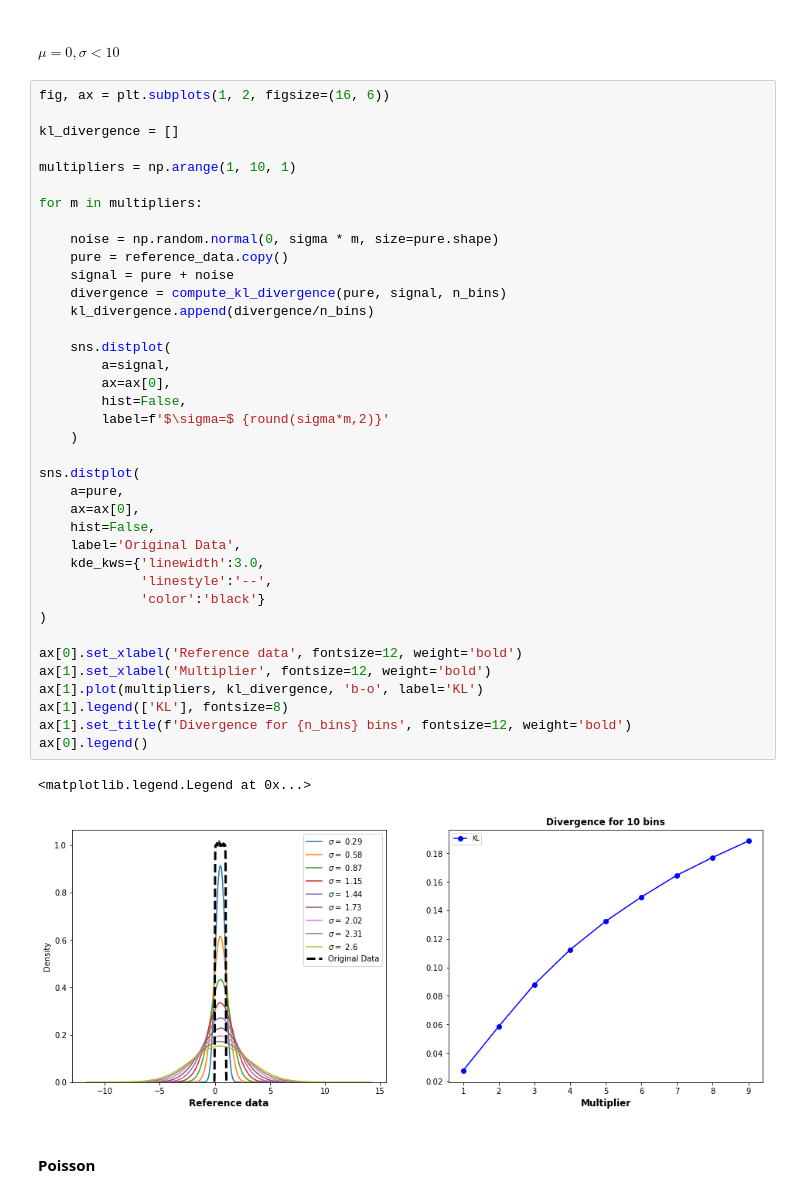
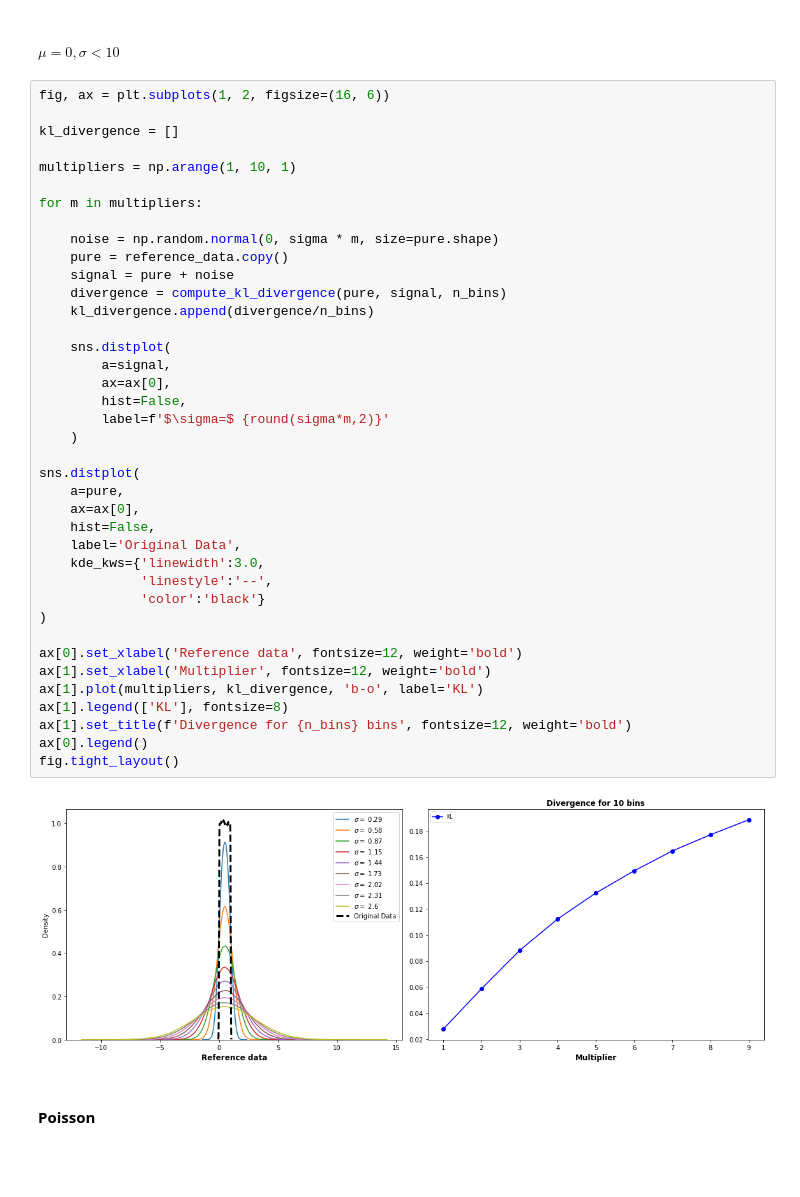
Before and after one commit to tdosreis/kl-divergence, a Jupyter notebook: kullback-leibler-divergence.ipynb, the cells around one changed output. Drawn from its saved outputs; the diff is of its cells as text; blank space fills up the shorter version.

```diff
--- a/kullback-leibler-divergence.ipynb
+++ b/kullback-leibler-divergence.ipynb
@@ -175,35 +175,35 @@ for m in multipliers:
     noise = np.random.normal(0, sigma * m, size=pure.shape)
     pure = reference_data.copy()
     signal = pure + noise
     divergence = compute_kl_divergence(pure, signal, n_bins)
     kl_divergence.append(divergence/n_bins)
 
     sns.distplot(
         a=signal,
         ax=ax[0],
         hist=False,
         label=f'$\sigma=$ {round(sigma*m,2)}'
     )
 
 sns.distplot(
     a=pure,
     ax=ax[0],
     hist=False,
     label='Original Data',
     kde_kws={'linewidth':3.0,
              'linestyle':'--',
              'color':'black'}
 )
 
 ax[0].set_xlabel('Reference data', fontsize=12, weight='bold')
 ax[1].set_xlabel('Multiplier', fontsize=12, weight='bold')
 ax[1].plot(multipliers, kl_divergence, 'b-o', label='KL')
 ax[1].legend(['KL'], fontsize=8)
 ax[1].set_title(f'Divergence for {n_bins} bins', fontsize=12, weight='bold')
 ax[0].legend()
+fig.tight_layout()
 # %% [output]
-<matplotlib.legend.Legend at 0x...>
-[figure, old version]
+[figure, new version]
 # %% [markdown]
 #### Poisson
 # %% [markdown]
```
Also changed, not shown: parts of 5 cells of this notebook.
